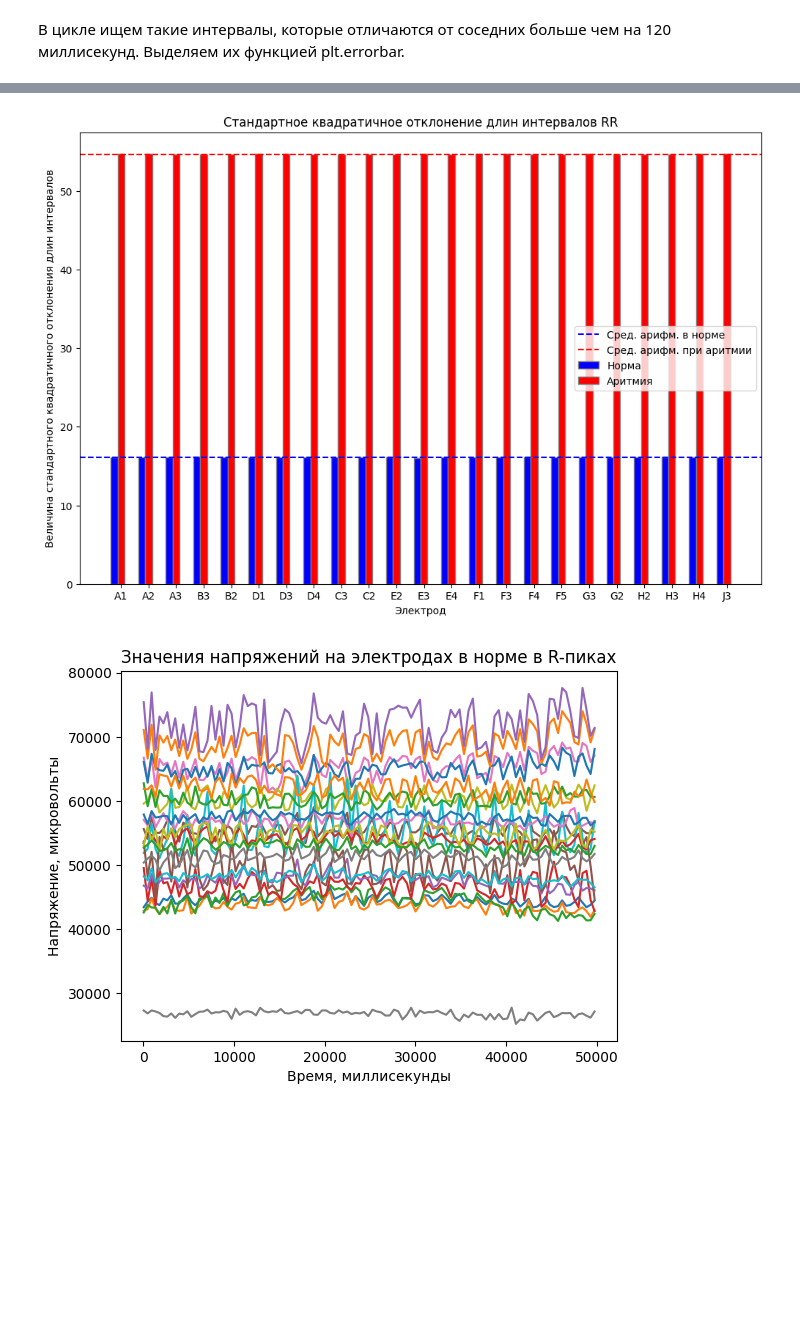
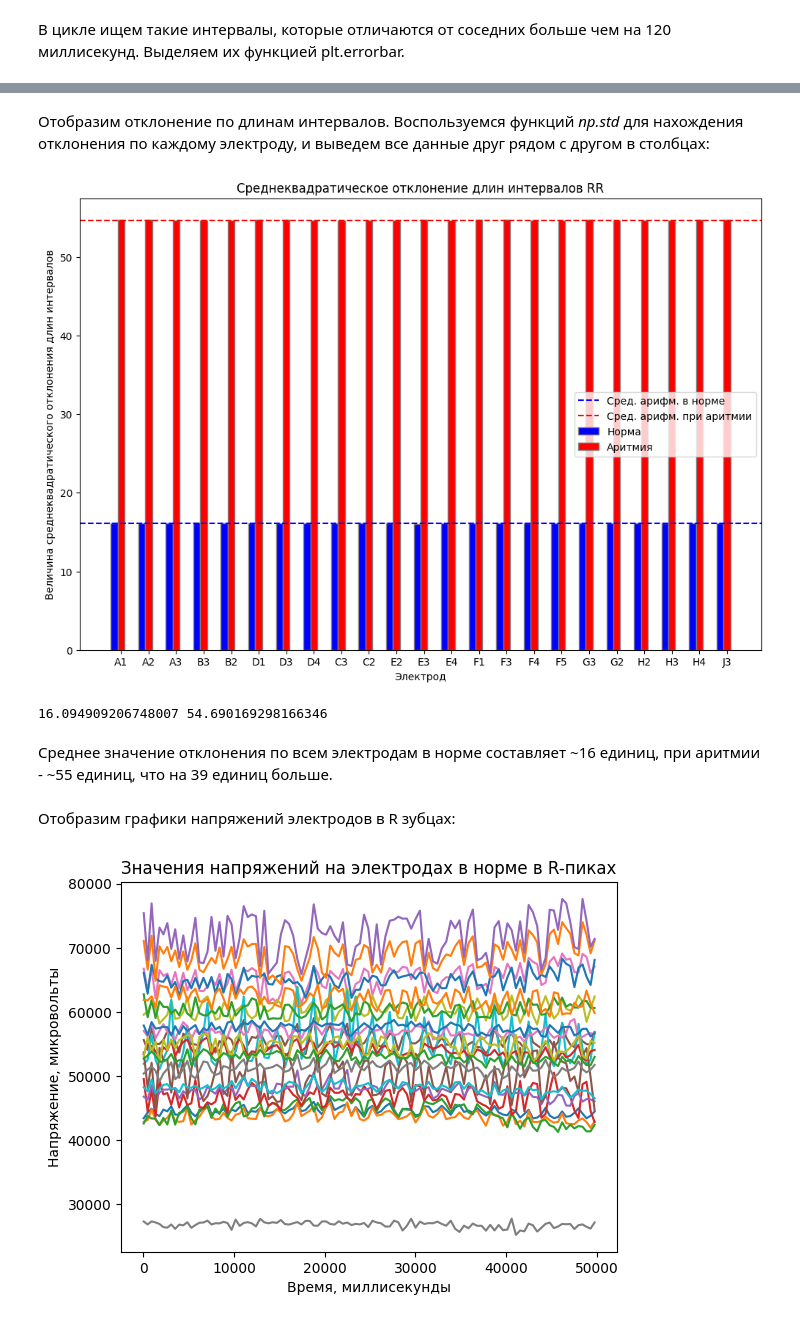
Before and after one commit to multifacs/ecg-analysis, a Jupyter notebook: ECG.ipynb, the cells around one changed output, grey strips where cells are left out. Drawn from its saved outputs; the diff is of its cells as text; code cells hidden in the pictures; blank space fills up the shorter version.

```diff
--- a/ECG.ipynb
+++ b/ECG.ipynb
@@ -690,13 +669,13 @@ for col in range(0, len(data_normal.columns)):
 for i in range(len(intervals_arrhythmia[0]) - 1):
     # print(abs(intervals_arrhythmia[0][i] - intervals_arrhythmia[0][i + 1]))
     if abs(intervals_arrhythmia[0][i] - intervals_arrhythmia[0][i + 1]) >= 120:
-        plt.errorbar(i, intervals_arrhythmia[0][i], yerr=120, label = "Скачок", fmt='o')
+        plt.errorbar(i, intervals_arrhythmia[0][i + 1], yerr=120, label = "Скачок на x=" + str(i + 1), fmt='o')
 
 lower_arrhythmia = np.nanmean(intervals_arrhythmia[0]) - np.nanmean(intervals_arrhythmia[0]) * 0.1
 upper_arrhythmia = np.nanmean(intervals_arrhythmia[0]) + np.nanmean(intervals_arrhythmia[0]) * 0.1
 plt.axhline(y=lower_arrhythmia, color='coral', linestyle='--')
 plt.axhline(y=upper_arrhythmia, color='coral', linestyle='--')
-plt.fill_between([0, len(intervals_arrhythmia[0])], lower_arrhythmia, upper_arrhythmia, color="pink", label = "Зона расхождения")
+plt.fill_between([0, len(intervals_arrhythmia[0])], lower_arrhythmia, upper_arrhythmia, color="pink", label = "Зона максимального расхождения")
 
 # plt.plot(intervals_normal)
 plt.title('Длины интервалов RR при аритмии')
@@ -733,10 +716,10 @@ plt.axhline(y=lower_arrhythmia, color='coral', linestyle='--', label = "Гран
 plt.axhline(y=upper_arrhythmia, color='coral', linestyle='--')
 # plt.fill_between([0, len(intervals_arrhythmia[0])], lower_arrhythmia, upper_arrhythmia, color="pink")
 
-for i in range(len(intervals_arrhythmia[0]) - 1):
-    # print(abs(intervals_arrhythmia[0][i] - intervals_arrhythmia[0][i + 1]))
-    if abs(intervals_arrhythmia[0][i] - intervals_arrhythmia[0][i + 1]) >= 120:
-        plt.errorbar(i, intervals_arrhythmia[0][i], yerr=120, label = "Скачок", fmt='o')
+for i in range(len(intervals_arrhythmia[0]) - 1, 0, -1):
+    if abs(intervals_arrhythmia[0][i] - intervals_arrhythmia[0][i - 1]) >= 120:
+        plt.errorbar(i, intervals_arrhythmia[0][i], yerr=120, label = "Скачок на x=" + str(i), fmt='o')
+        print(i)
 
 plt.legend(loc='best')
 plt.show()
@@ -761,39 +746,52 @@ print(
+# %% [markdown]
+Отобразим отклонение по длинам интервалов. Воспользуемся функций <i>np.std</i> для нахождения отклонения по каждому электроду, и выведем все данные друг рядом с другом в столбцах:
 # %%
 std_intervals = [[], []]
 
 for i in range(23):
     std_intervals[0].append(np.std(intervals_normal[i]))
     std_intervals[1].append(np.std(intervals_arrhythmia[i]))
 
 std_intervals
 
 # set width of bar
 barWidth = 0.25
 fig = plt.subplots(figsize =(12, 8))
 
 # Set position of bar on X axis
 br1 = np.arange(len(std_intervals[0]))
 br2 = [x + barWidth for x in br1]
 
 # Make the plot
 plt.bar(br1, std_intervals[0], color ='b', width = barWidth,
         edgecolor ='grey', label ='Норма')
 plt.bar(br2, std_intervals[1], color ='r', width = barWidth,
         edgecolor ='grey', label ='Аритмия')
 
 # Adding Xticks
-plt.title('Стандартное квадратичное отклонение длин интервалов RR')
+plt.title('Среднеквадратическое отклонение длин интервалов RR')
 plt.xlabel('Электрод')
-plt.ylabel('Величина стандартного квадратичного отклонения длин интервалов')
+plt.ylabel('Величина среднеквадратического отклонения длин интервалов')
 plt.xticks([r + barWidth for r in range(len(std_intervals[0]))],
         ['A1', 'A2', 'A3', 'B3', 'B2', 'D1', 'D3', 'D4', 'C3', 'C2', 'E2', 'E3',
        'E4', 'F1', 'F3', 'F4', 'F5', 'G3', 'G2', 'H2', 'H3', 'H4', 'J3'])
 plt.axhline(y = np.average(std_intervals[0]), color = 'b', linestyle = '--', label="Сред. арифм. в норме")
 plt.axhline(y = np.average(std_intervals[1]), color = 'r', linestyle = '--', label="Сред. арифм. при аритмии")
 plt.legend()
 plt.show()
 # %% [output]
-[figure, old version]
+[figure, new version]
+# %%
+print(
+    np.average(std_intervals[0]),
+    np.average(std_intervals[1])
+)
+# %% [output]
+16.094909206748007 54.690169298166346
+# %% [markdown]
+Среднее значение отклонения по всем электродам в норме составляет ~16 единиц, при аритмии - ~55 единиц, что на 39 единиц больше.
+# %% [markdown]
+Отобразим графики напряжений электродов в R зубцах:
 # %%
 peaks_voltage_normal = []
 for col in range(0, len(data_normal.columns)):
```
Also changed, not shown: parts of 23 cells of this notebook.
